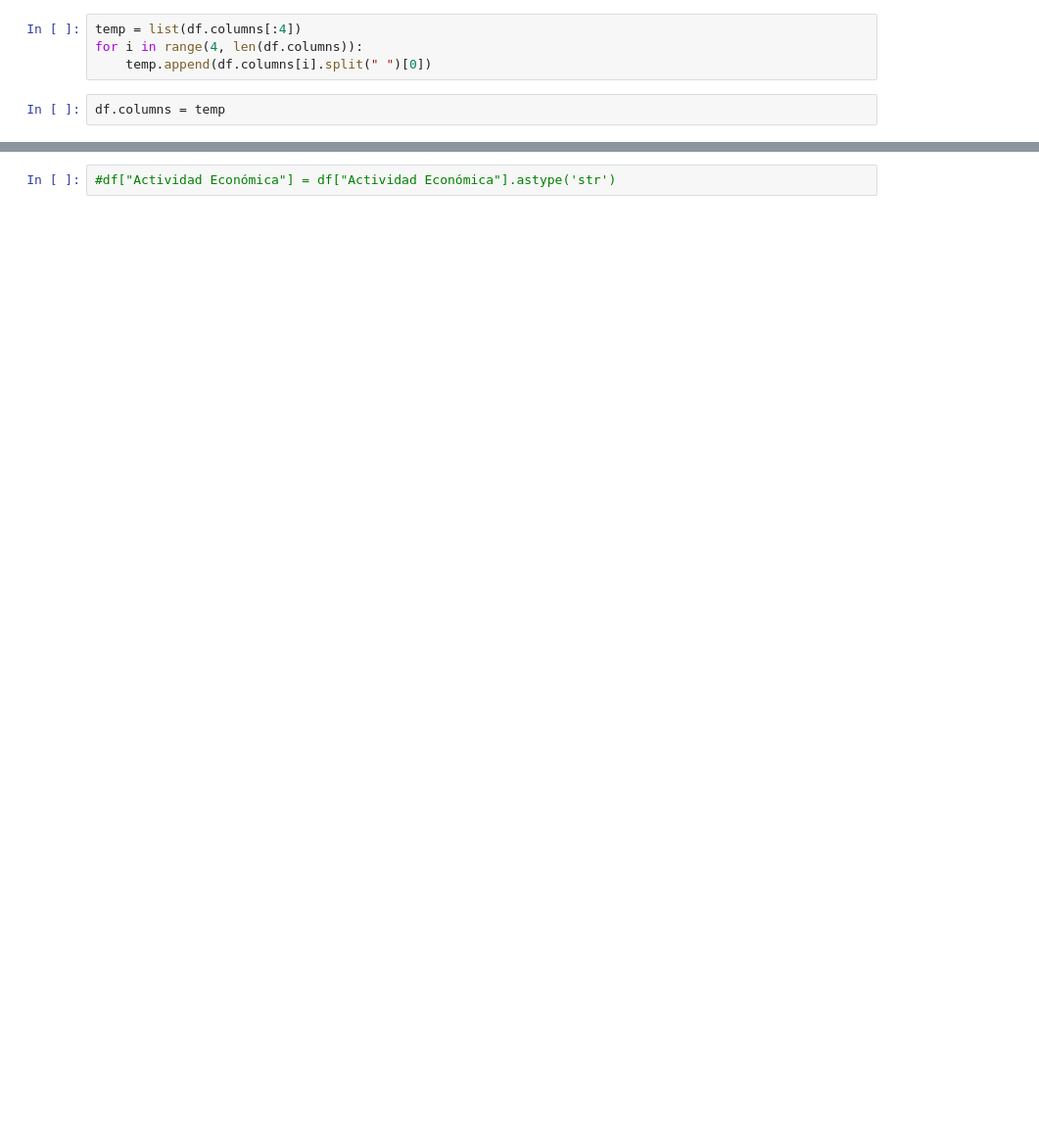
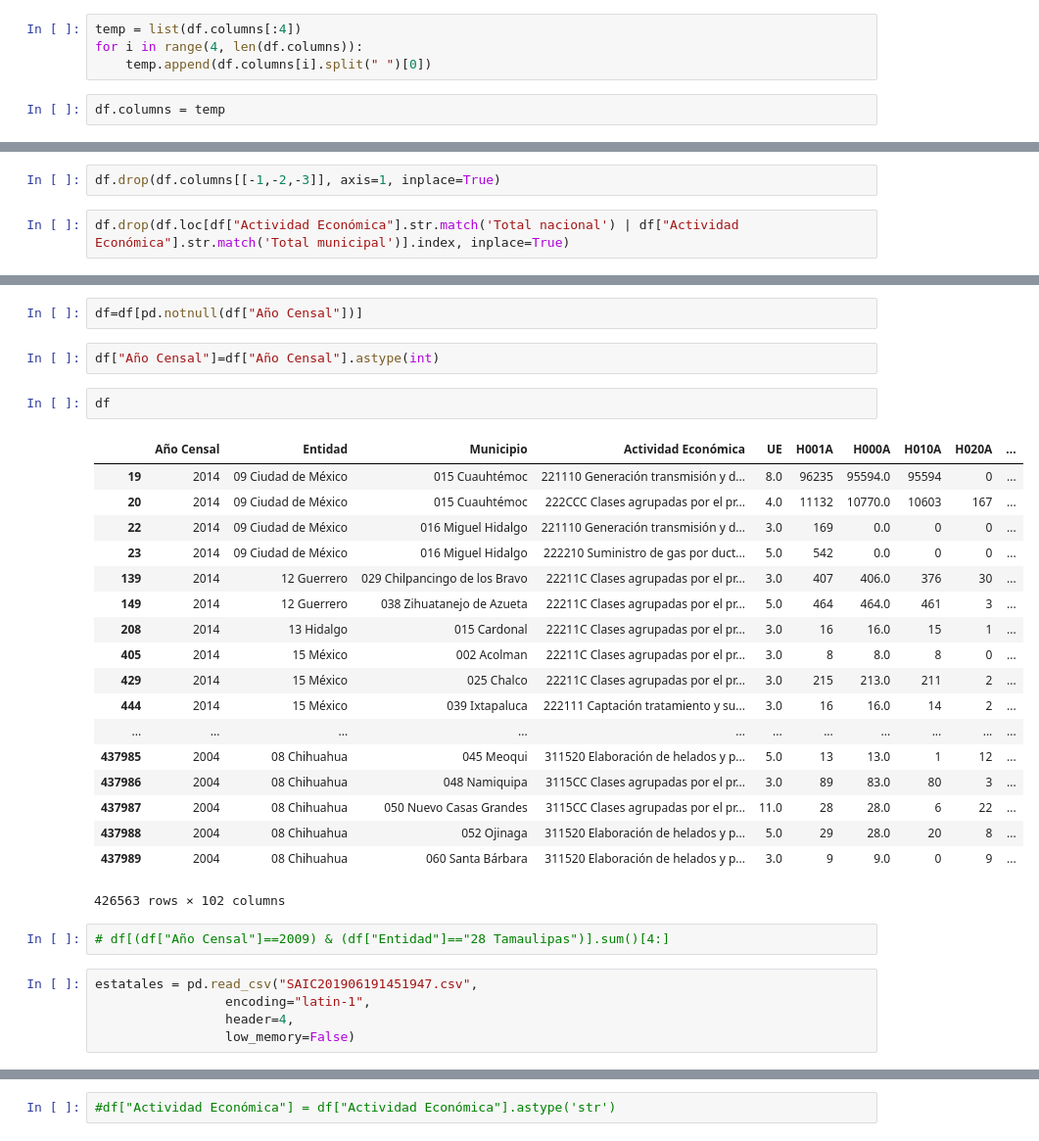
Before and after one commit to anabcm/data-etl, a Jupyter notebook: etl/inegi_economic_census/data_temp/etl_economic_census.ipynb, the cells around one changed output, grey strips where cells are left out. Shown: that part at 98% size. Cells and saved outputs as stored; diff of their text form; blank space fills up the shorter version.

```diff
--- a/etl/inegi_economic_census/data_temp/etl_economic_census.ipynb
+++ b/etl/inegi_economic_census/data_temp/etl_economic_census.ipynb
@@ -16,0 +21,4 @@ df.columns = temp
+# %%
+df.drop(df.columns[[-1,-2,-3]], axis=1, inplace=True)
+# %%
+df.drop(df.loc[df["Actividad Económica"].str.match('Total nacional') | df["Actividad Económica"].str.match('Total municipal')].index, inplace=True)
@@ -16,0 +35,32 @@ df.columns = temp
+# %%
+df=df[pd.notnull(df["Año Censal"])]
+# %%
+df["Año Censal"]=df["Año Censal"].astype(int)
+# %%
+df
+# %% [output]
+|  | Año Censal | Entidad | Municipio | Actividad Económica | UE | H001A | H000A | H010A | H020A | ... |
+| 19 | 2014 | 09 Ciudad de México | 015 Cuauhtémoc | 221110 Generación transmisión y d... | 8.0 | 96235 | 95594.0 | 95594 | 0 | ... |
+| 20 | 2014 | 09 Ciudad de México | 015 Cuauhtémoc | 222CCC Clases agrupadas por el pr... | 4.0 | 11132 | 10770.0 | 10603 | 167 | ... |
+| 22 | 2014 | 09 Ciudad de México | 016 Miguel Hidalgo | 221110 Generación transmisión y d... | 3.0 | 169 | 0.0 | 0 | 0 | ... |
+| 23 | 2014 | 09 Ciudad de México | 016 Miguel Hidalgo | 222210 Suministro de gas por duct... | 5.0 | 542 | 0.0 | 0 | 0 | ... |
+| 139 | 2014 | 12 Guerrero | 029 Chilpancingo de los Bravo | 22211C Clases agrupadas por el pr... | 3.0 | 407 | 406.0 | 376 | 30 | ... |
+| 149 | 2014 | 12 Guerrero | 038 Zihuatanejo de Azueta | 22211C Clases agrupadas por el pr... | 5.0 | 464 | 464.0 | 461 | 3 | ... |
+| 208 | 2014 | 13 Hidalgo | 015 Cardonal | 22211C Clases agrupadas por el pr... | 3.0 | 16 | 16.0 | 15 | 1 | ... |
+| 405 | 2014 | 15 México | 002 Acolman | 22211C Clases agrupadas por el pr... | 3.0 | 8 | 8.0 | 8 | 0 | ... |
+| 429 | 2014 | 15 México | 025 Chalco | 22211C Clases agrupadas por el pr... | 3.0 | 215 | 213.0 | 211 | 2 | ... |
+| 444 | 2014 | 15 México | 039 Ixtapaluca | 222111 Captación tratamiento y su... | 3.0 | 16 | 16.0 | 14 | 2 | ... |
+| ... | ... | ... | ... | ... | ... | ... | ... | ... | ... | ... |
+| 437985 | 2004 | 08 Chihuahua | 045 Meoqui | 311520 Elaboración de helados y p... | 5.0 | 13 | 13.0 | 1 | 12 | ... |
+| 437986 | 2004 | 08 Chihuahua | 048 Namiquipa | 3115CC Clases agrupadas por el pr... | 3.0 | 89 | 83.0 | 80 | 3 | ... |
+| 437987 | 2004 | 08 Chihuahua | 050 Nuevo Casas Grandes | 3115CC Clases agrupadas por el pr... | 11.0 | 28 | 28.0 | 6 | 22 | ... |
+| 437988 | 2004 | 08 Chihuahua | 052 Ojinaga | 311520 Elaboración de helados y p... | 5.0 | 29 | 28.0 | 20 | 8 | ... |
+| 437989 | 2004 | 08 Chihuahua | 060 Santa Bárbara | 311520 Elaboración de helados y p... | 3.0 | 9 | 9.0 | 0 | 9 | ... |
+426563 rows × 102 columns
+# %%
+# df[(df["Año Censal"]==2009) & (df["Entidad"]=="28 Tamaulipas")].sum()[4:]
+# %%
+estatales = pd.read_csv("SAIC201906191451947.csv",
+                 encoding="latin-1",
+                 header=4,
+                 low_memory=False)
```
Also changed, not shown: parts of 55 cells of this notebook, 4 other files.
